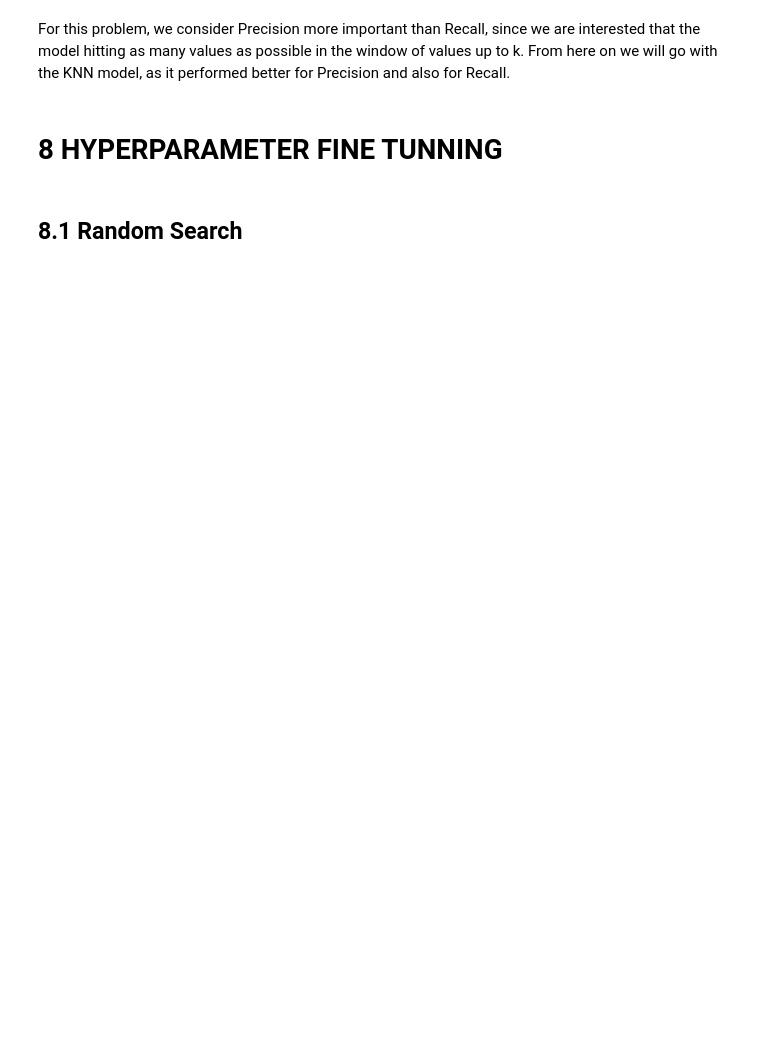
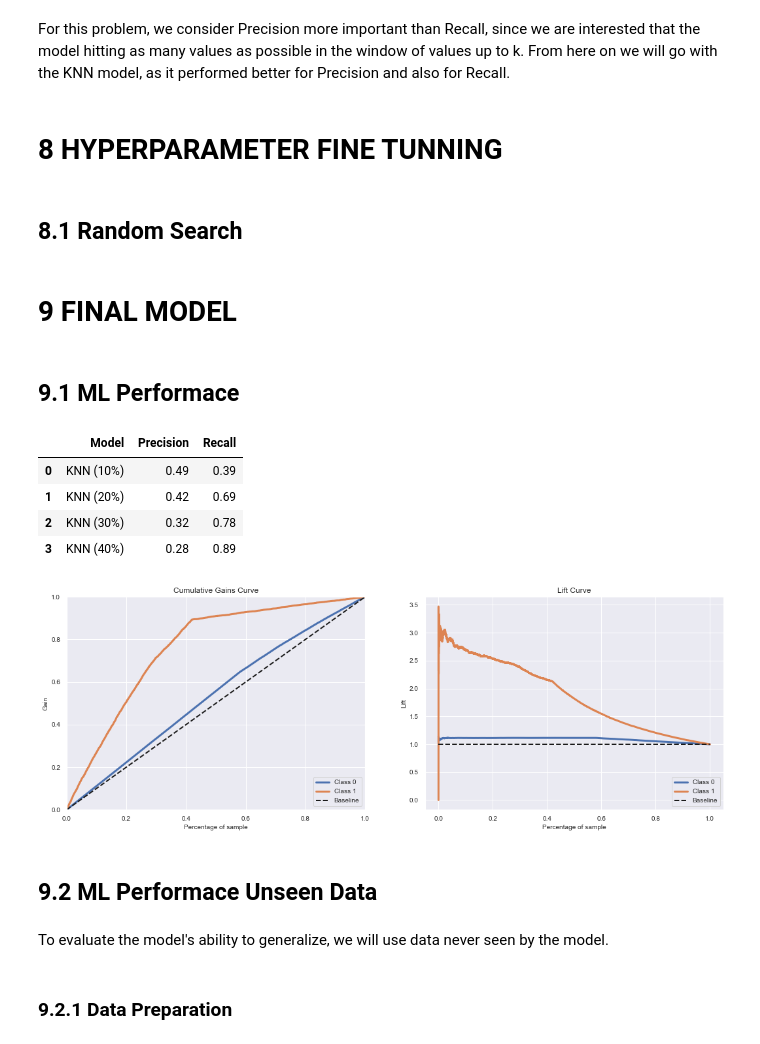
Before and after one commit to anaclaudialemos/learning_to_rank_for_cross_sell, a Jupyter notebook: notebooks/learning_to_rank_for_cross_sell_cycle01.ipynb, the cells around one changed output. Cells and saved outputs as stored; diff of their text form; code cells hidden in the pictures; blank space fills up the shorter version.

Commit message:
Machine learning model evaluation

```diff
--- a/notebooks/learning_to_rank_for_cross_sell_cycle01.ipynb
+++ b/notebooks/learning_to_rank_for_cross_sell_cycle01.ipynb
@@ -1163,3 +1163,43 @@ For this problem, we consider Precision more important than Recall, since we are
 ## best n_neighbors: 8
 ## best p: 1
 ##---------------------
+# %% [markdown]
+# 9 FINAL MODEL
+# %%
+# model
+model_c1 = KNeighborsClassifier(n_neighbors=8, p=1)
+
+# model training
+model_c1.fit(X_train, y_train);
+#pickle.dump(model_c1, open('../models/cycle1/model/knn_model_c1.pkl', 'wb'))
+# %% [markdown]
+## 9.1 ML Performace
+# %%
+# model prediction
+yhat_valid = model_c1.predict_proba(X_valid)
+
+# metrics
+metrics_at_10perc = metrics_at_k(X_valid, y_valid, yhat_valid, 'KNN (10%)', k = np.ceil(len(X_valid) * 0.1))
+metrics_at_20perc = metrics_at_k(X_valid, y_valid, yhat_valid, 'KNN (20%)', k = np.ceil(len(X_valid) * 0.2))
+metrics_at_30perc = metrics_at_k(X_valid, y_valid, yhat_valid, 'KNN (30%)', k = np.ceil(len(X_valid) * 0.3))
+metrics_at_40perc = metrics_at_k(X_valid, y_valid, yhat_valid, 'KNN (40%)', k = np.ceil(len(X_valid) * 0.4))
+
+# display metrics
+final_results = pd.concat([metrics_at_10perc, metrics_at_20perc, metrics_at_30perc, metrics_at_40perc]).reset_index(drop=True)
+display(final_results)
+
+# cumulative gain curve and lift curve
+fig, axs = plt.subplots(ncols=2, figsize=(18, 6))
+skplt.metrics.plot_cumulative_gain(y_valid, yhat_valid, ax=axs[0])
+skplt.metrics.plot_lift_curve(y_valid, yhat_valid, ax=axs[1]);
+# %% [output]
+|  | Model | Precision | Recall |
+| 0 | KNN (10%) | 0.49 | 0.39 |
+| 1 | KNN (20%) | 0.42 | 0.69 |
+| 2 | KNN (30%) | 0.32 | 0.78 |
+| 3 | KNN (40%) | 0.28 | 0.89 |
+[figure, added]
+# %% [markdown]
+## 9.2 ML Performace Unseen Data
+# %% [markdown]
+To evaluate the model's ability to generalize, we will use data never seen by the model.
@@ -1165,0 +1208,2 @@ For this problem, we consider Precision more important than Recall, since we are
+# %% [markdown]
+### 9.2.1 Data Preparation
```
Also changed, not shown: parts of 23 cells of this notebook, 6 other files.
